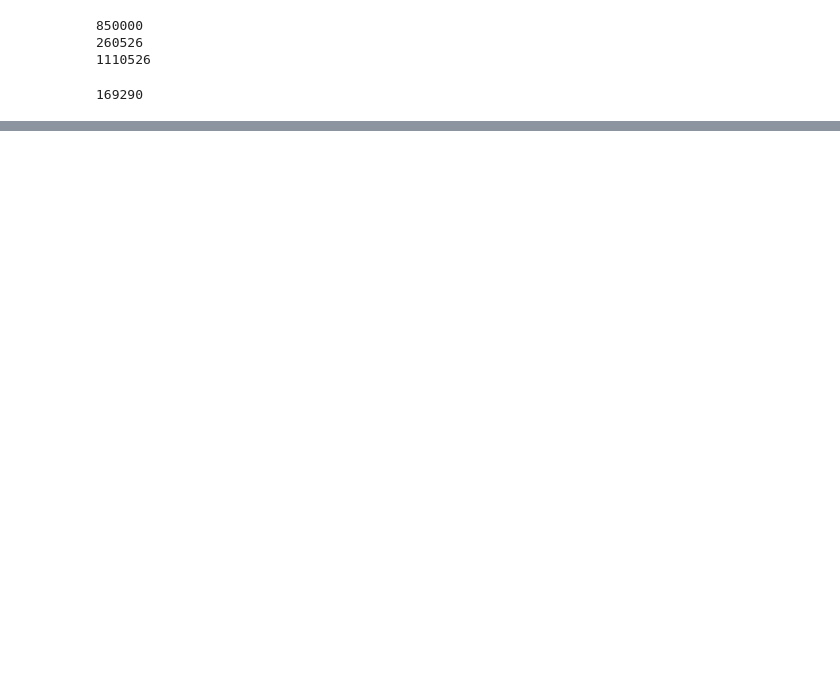
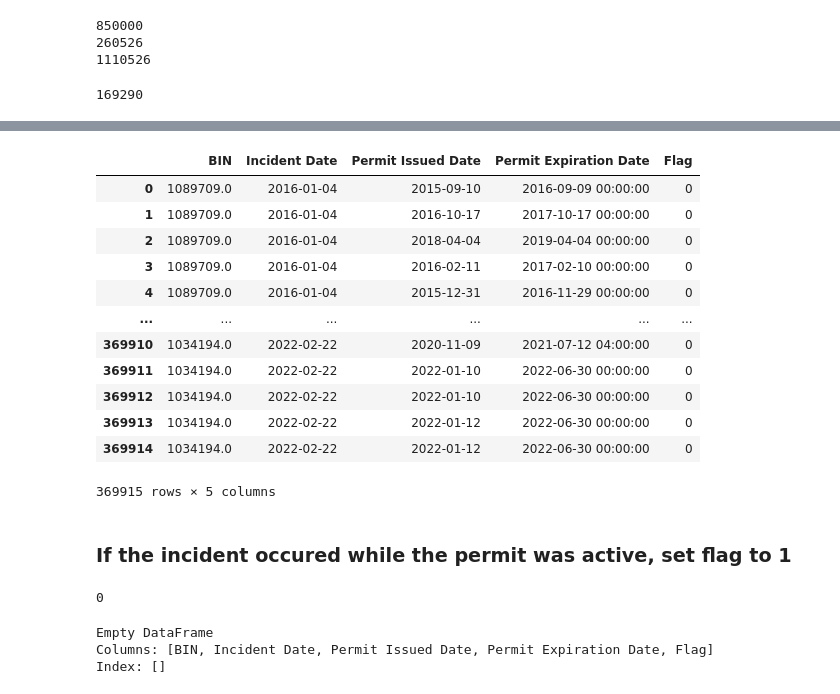
Before and after one commit to ahsan-fayyaz/DOB-Construction-Injury-Predictions, a Jupyter notebook: Data Cleaning.ipynb, the cells around one changed output, grey strips where cells are left out. Drawn from its saved outputs; the diff is of its cells as text; code cells hidden in the pictures; blank space fills up the shorter version.

```diff
--- a/Data Cleaning.ipynb
+++ b/Data Cleaning.ipynb
@@ -157,0 +174,13 @@ permits_df.tail()
+# %%
+#Create smaller datasets
+incidents_df_2 = incidents_df[["BIN", "Incident date (MM/DD/YYYY)"]]
+permits_df_2 = permits_df[["Bin", "Permit Issued Date", "Permit Expiration Date"]]
+
+#Make sure BIN column is named the same way in both
+permits_df_2 = permits_df_2.rename(columns={'Bin': 'BIN',},)
+
+#Rename the Incident date col
+incidents_df_2 = incidents_df_2.rename(columns={'Incident date (MM/DD/YYYY)': 'Incident Date',},)
+
+display(incidents_df_2.head())
+display(permits_df_2.head())
@@ -157,0 +202,5 @@ permits_df.tail()
+# %%
+print(len(incidents_df_2))
+merged_dataset = pd.merge(incidents_df_2, permits_df_2, how='left', on="BIN")
+print(len(merged_dataset))
+merged_dataset.head()
@@ -157,0 +218,5 @@ permits_df.tail()
+# %%
+merged_dataset['Incident Date'] = merged_dataset['Incident Date'].astype('datetime64[ns]')
+merged_dataset['Permit Issued Date'] = merged_dataset['Permit Issued Date'].astype('datetime64[ns]')
+merged_dataset['Permit Expiration Date'] = merged_dataset['Permit Expiration Date'].astype('datetime64[ns]')
+merged_dataset.head()
@@ -157,0 +232,3 @@ permits_df.tail()
+# %%
+merged_dataset["Flag"] = 0
+merged_dataset.head()
@@ -157,0 +242,32 @@ permits_df.tail()
+# %%
+merged_dataset
+# %% [output]
+|  | BIN | Incident Date | Permit Issued Date | Permit Expiration Date | Flag |
+| 0 | 1089709.0 | 2016-01-04 | 2015-09-10 | 2016-09-09 00:00:00 | 0 |
+| 1 | 1089709.0 | 2016-01-04 | 2016-10-17 | 2017-10-17 00:00:00 | 0 |
+| 2 | 1089709.0 | 2016-01-04 | 2018-04-04 | 2019-04-04 00:00:00 | 0 |
+| 3 | 1089709.0 | 2016-01-04 | 2016-02-11 | 2017-02-10 00:00:00 | 0 |
+| 4 | 1089709.0 | 2016-01-04 | 2015-12-31 | 2016-11-29 00:00:00 | 0 |
+| ... | ... | ... | ... | ... | ... |
+| 369910 | 1034194.0 | 2022-02-22 | 2020-11-09 | 2021-07-12 04:00:00 | 0 |
+| 369911 | 1034194.0 | 2022-02-22 | 2022-01-10 | 2022-06-30 00:00:00 | 0 |
+| 369912 | 1034194.0 | 2022-02-22 | 2022-01-10 | 2022-06-30 00:00:00 | 0 |
+| 369913 | 1034194.0 | 2022-02-22 | 2022-01-12 | 2022-06-30 00:00:00 | 0 |
+| 369914 | 1034194.0 | 2022-02-22 | 2022-01-12 | 2022-06-30 00:00:00 | 0 |
+369915 rows × 5 columns
+# %% [markdown]
+### If the incident occured while the permit was active, set flag to 1
+# %%
+len(merged_dataset[merged_dataset["Flag"] == 1])
+# %% [output]
+0
+# %%
+for i in range(0,len(merged_dataset)):
+    if (merged_dataset["Incident Date"][i] >= merged_dataset["Permit Issued Date"][i] and merged_dataset["Incident Date"][i] <= merged_dataset["Permit Expiration Date"][i]):
+        merged_dataset["Flag"][i] = 1
+
+merged_dataset.head()
+# %% [output]
+Empty DataFrame
+Columns: [BIN, Incident Date, Permit Issued Date, Permit Expiration Date, Flag]
+Index: []
```
Also changed, not shown: parts of 21 cells of this notebook.
